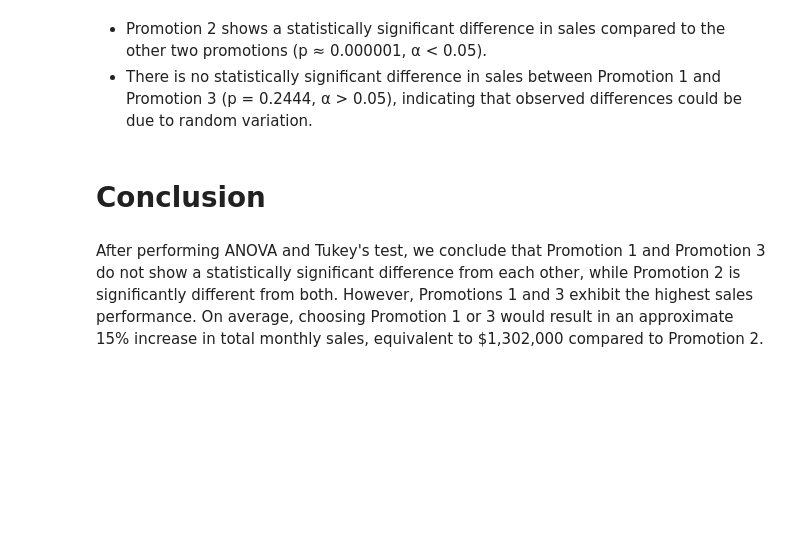
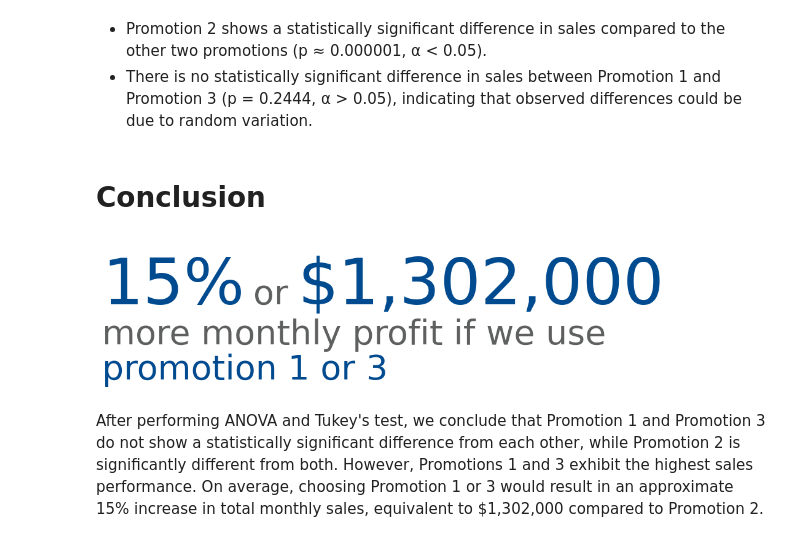
Before and after one commit to cole-mengelberg/Fast_Food_A-B, a Jupyter notebook: main.ipynb, the cells around one changed output. Cells and saved outputs as stored; diff of their text form; code cells hidden in the pictures; blank space fills up the shorter version.

```diff
--- a/main.ipynb
+++ b/main.ipynb
@@ -106,5 +225,30 @@ group1 group2 meandiff p-adj   lower    upper  reject
 *    There is no statistically significant difference in sales between Promotion 1 and Promotion 3 (p = 0.2444, α > 0.05), indicating that observed differences could be due to random variation.
 # %% [markdown]
 # Conclusion
+# %%
+fig, ax = plt.subplots(figsize=(12, 1))
+
+ax.spines['top'].set_visible(False)
+ax.spines['right'].set_visible(False)
+ax.spines['left'].set_visible(False)
+ax.spines['bottom'].set_alpha(False)
+ax.set_xticks([])
+ax.set_yticks([])
+
+ax.text(0.005, 1., '15%',
+        transform=fig.transFigure, fontsize=75, ha='left', color="#004a8f")
+ax.text(0.210, 1., 'or',
+        transform=fig.transFigure, fontsize=40, ha='left', color="#5e605f")
+ax.text(0.27, 1., '$1,302,000',
+        transform=fig.transFigure, fontsize=75, ha='left', color="#004a8f")
+ax.text(0.77, 1.50, 'more',
+        transform=fig.transFigure, fontsize=43, ha='left', color="white")
+ax.text(0.005, 0.35, 'more monthly profit if we use',
+        transform=fig.transFigure, fontsize=40, ha='left', color="#5e605f")
+ax.text(0.005, -0.22, 'promotion 1 or 3',
+        transform=fig.transFigure, fontsize=40, ha='left', color="#004a8f")
+plt.show()
+# %% [output]
+[figure, added]
 # %% [markdown]
 After performing ANOVA and Tukey's test, we conclude that Promotion 1 and Promotion 3 do not show a statistically significant difference from each other, while Promotion 2 is significantly different from both. However, Promotions 1 and 3 exhibit the highest sales performance. On average, choosing Promotion 1 or 3 would result in an approximate 15% increase in total monthly sales, equivalent to $1,302,000 compared to Promotion 2.
```
Also changed, not shown: parts of 12 cells of this notebook.
